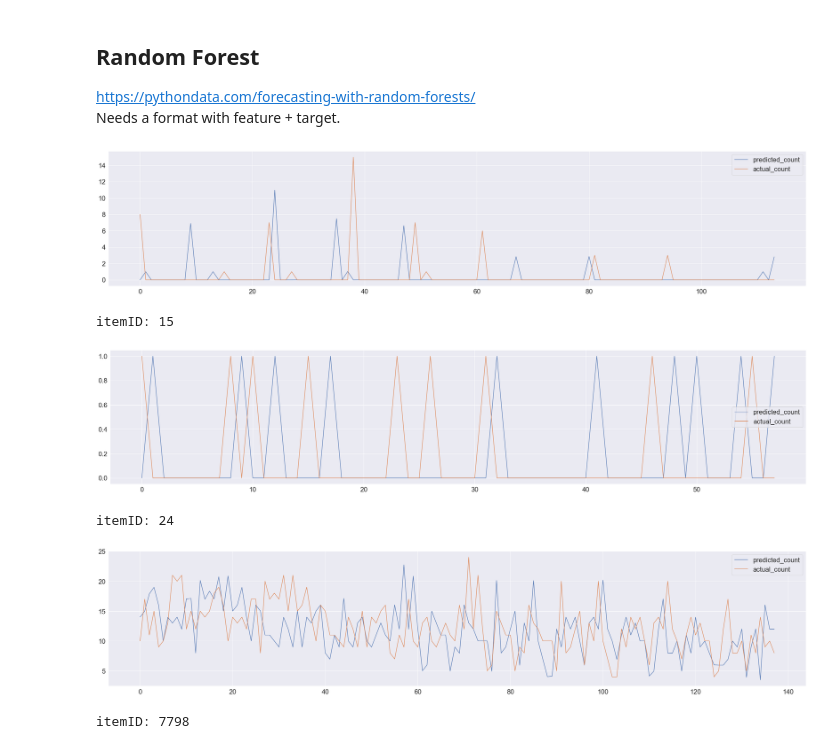
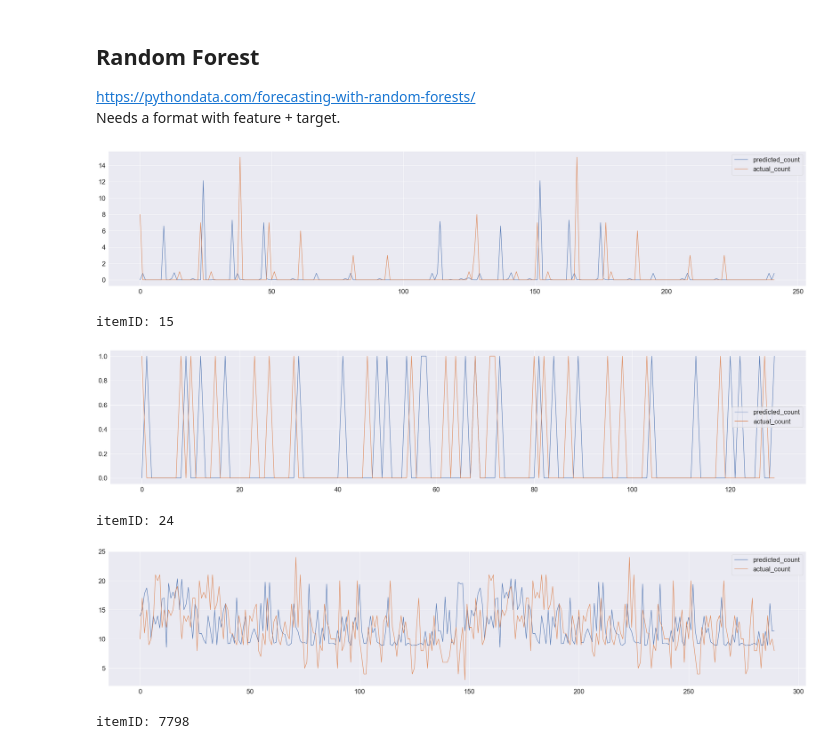
Before and after one commit to janapfeffer/DMC20_abraca-data, a Jupyter notebook: Predictive Model Random Forest .ipynb, the cells around one changed output. Cells and saved outputs as stored; diff of their text form; code cells hidden in the pictures.

```diff
--- a/Predictive Model Random Forest .ipynb
+++ b/Predictive Model Random Forest .ipynb
@@ -127,19 +124,19 @@ itemID: 7798
 ## Holt Winter
 https://medium.com/datadriveninvestor/how-to-build-exponential-smoothing-models-using-python-simple-exponential-smoothing-holt-and-da371189e1a1
 # %%
-for prod in df_timeseries.itemID.unique():
-    a_data = df_timeseries.loc[df_timeseries['itemID'] == prod]['count']#.array()#.sort_values(by='index', ascending=True)['count'].array
-    # since data must be positive, add 0.0001 to all numbers
-    a_data = a_data + 0.001
-    fit1 = ExponentialSmoothing(a_data, seasonal_periods=4, trend='add', seasonal='add').fit(use_boxcox=True)
-    fit2 = ExponentialSmoothing(a_data, seasonal_periods=4, trend='add', seasonal='mul').fit(use_boxcox=True)
-    fit3 = ExponentialSmoothing(a_data, seasonal_periods=4, trend='add', seasonal='add', damped=True).fit(use_boxcox=True)
-    fit4 = ExponentialSmoothing(a_data, seasonal_periods=4, trend='add', seasonal='mul', damped=True).fit(use_boxcox=True)
-    fit1.fittedvalues.plot(style='--', color='red')
-    fit2.fittedvalues.plot(style='--', color='green')
+# for prod in df_timeseries.itemID.unique():
+#     a_data = df_timeseries.loc[df_timeseries['itemID'] == prod]['count']#.array#.sort_values(by='index', ascending=True)['count'].array
+#     # since data must be positive, add 0.0001 to all numbers
+#     a_data = a_data + 0.001
+#     fit1 = ExponentialSmoothing(a_data, seasonal_periods=4, trend='add', seasonal='add').fit(use_boxcox=True)
+#     fit2 = ExponentialSmoothing(a_data, seasonal_periods=4, trend='add', seasonal='mul').fit(use_boxcox=True)
+#     fit3 = ExponentialSmoothing(a_data, seasonal_periods=4, trend='add', seasonal='add', damped=True).fit(use_boxcox=True)
+#     fit4 = ExponentialSmoothing(a_data, seasonal_periods=4, trend='add', seasonal='mul', damped=True).fit(use_boxcox=True)
+#     fit1.fittedvalues.plot(style='--', color='red')
+#     fit2.fittedvalues.plot(style='--', color='green')
 
-    fit1.forecast(12).plot(style='--', marker='o', color='red', legend=True)
-    fit2.forecast(12).plot(style='--', marker='o', color='green', legend=True)
+#     fit1.forecast(12).plot(style='--', marker='o', color='red', legend=True)
+#     fit2.forecast(12).plot(style='--', marker='o', color='green', legend=True)
 
-    plt.show()
-    print("Forecasting sales of properties using Holt-Winters method with both additive and multiplicative seasonality. \nitemID: " + str(prod))
+#     plt.show()
+#     print("Forecasting sales of properties using Holt-Winters method with both additive and multiplicative seasonality. \nitemID: " + str(prod))
@@ -169,28 +156,28 @@ def table2lags(table, max_lag, min_lag=0, separator='_'):
 # %%
 for prod in df_timeseries.itemID.unique():
     lag = 14
 
     # get lagged features
     features = table2lags(df_timeseries[df_timeseries['itemID'] == prod][['count']], lag)
 #     display(features)
 
     # fit model
-    rf = RandomForestRegressor().fit(features[lag:], df_timeseries[df_timeseries['itemID'] == prod]['count'][lag:])
+    rf = RandomForestRegressor().fit(features[lag:50], df_timeseries[df_timeseries['itemID'] == prod]['count'][lag:50])
 
     # predict
     train_predict = pd.DataFrame(rf.predict(features[lag:])).rename(columns={0:'predicted_count'})
     train_predict["actual_count"] = df_timeseries.loc[df_timeseries['itemID'] == prod].reset_index()["count"].tail(
-        df_timeseries.loc[df_timeseries['itemID'] == prod].size-lag)
+        df_timeseries.loc[df_timeseries['itemID'] == prod].size-lag-50)
 
     # plot result
     train_predict.plot()
     plt.show()
     print("itemID: " + str(prod))
 #     features.plot()
 # %% [output]
-[figure, old version]
+[figure, new version]
 itemID: 15
-[figure, old version]
+[figure, new version]
 itemID: 24
-[figure, old version]
+[figure, new version]
 itemID: 7798
```
Also changed, not shown: parts of 2 cells of this notebook.
